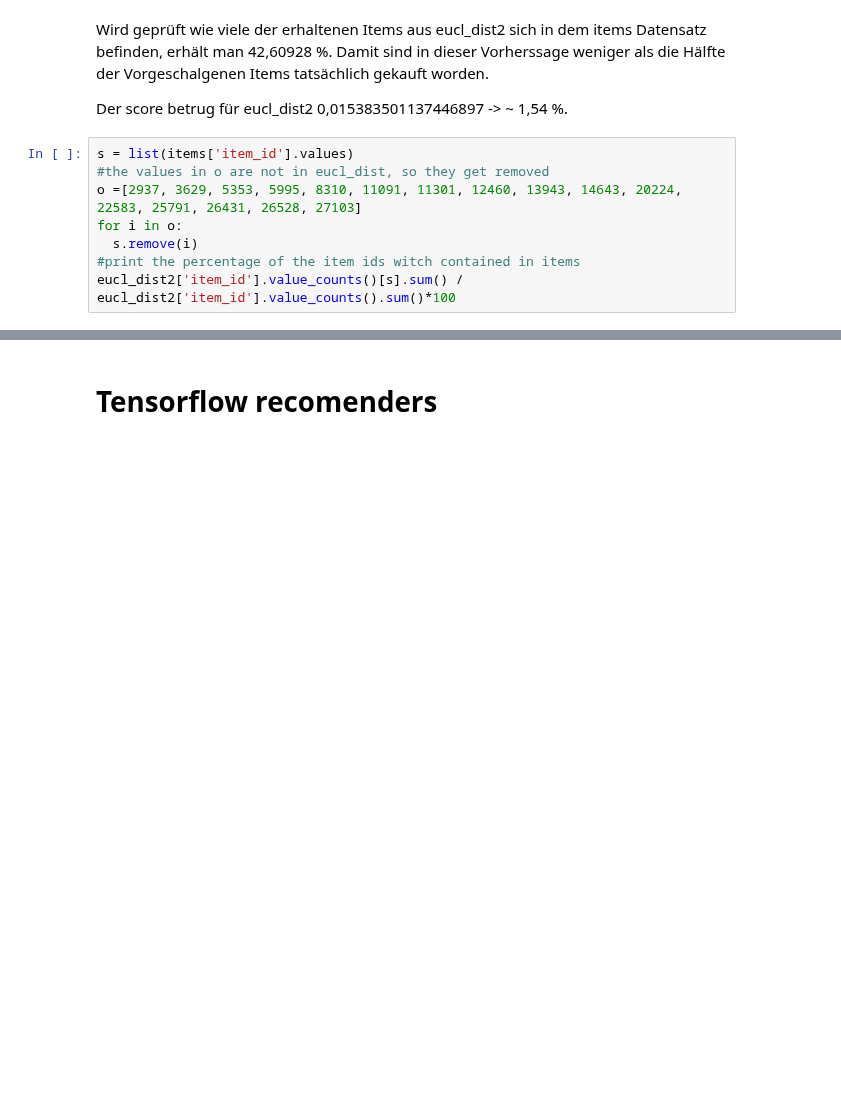
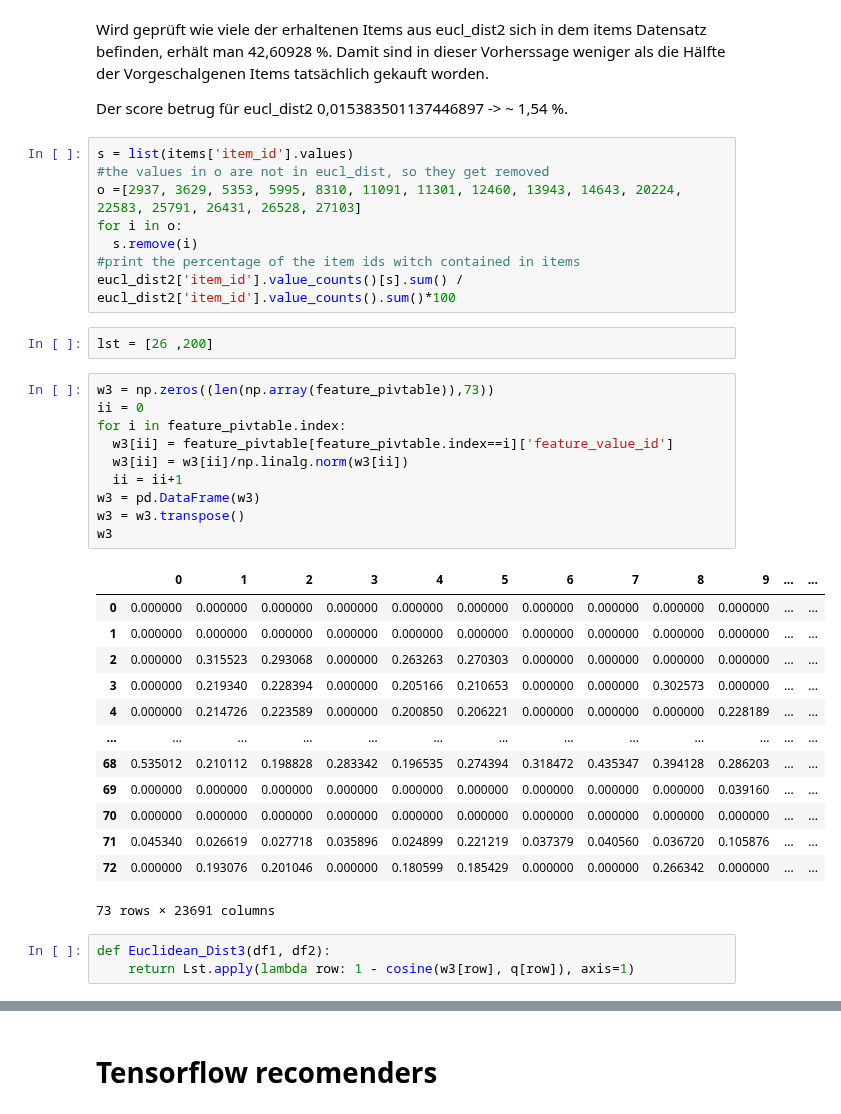
Before and after one commit to Ananassio/Data-Science_lab, a Jupyter notebook: Project/Data.ipynb, the cells around one changed output, grey strips where cells are left out. Cells and saved outputs as stored; diff of their text form; blank space fills up the shorter version.

```diff
--- a/Project/Data.ipynb
+++ b/Project/Data.ipynb
@@ -1199,3 +1439,32 @@ for i in o:
   s.remove(i)
 #print the percentage of the item ids witch contained in items
 eucl_dist2['item_id'].value_counts()[s].sum() / eucl_dist2['item_id'].value_counts().sum()*100
+# %%
+lst = [26 ,200]
+# %%
+w3 = np.zeros((len(np.array(feature_pivtable)),73))
+ii = 0
+for i in feature_pivtable.index:
+  w3[ii] = feature_pivtable[feature_pivtable.index==i]['feature_value_id']
+  w3[ii] = w3[ii]/np.linalg.norm(w3[ii])
+  ii = ii+1
+w3 = pd.DataFrame(w3)
+w3 = w3.transpose()
+w3
+# %% [output]
+|  | 0 | 1 | 2 | 3 | 4 | 5 | 6 | 7 | 8 | 9 | ... | ... |
+| 0 | 0.000000 | 0.000000 | 0.000000 | 0.000000 | 0.000000 | 0.000000 | 0.000000 | 0.000000 | 0.000000 | 0.000000 | ... | ... |
+| 1 | 0.000000 | 0.000000 | 0.000000 | 0.000000 | 0.000000 | 0.000000 | 0.000000 | 0.000000 | 0.000000 | 0.000000 | ... | ... |
+| 2 | 0.000000 | 0.315523 | 0.293068 | 0.000000 | 0.263263 | 0.270303 | 0.000000 | 0.000000 | 0.000000 | 0.000000 | ... | ... |
+| 3 | 0.000000 | 0.219340 | 0.228394 | 0.000000 | 0.205166 | 0.210653 | 0.000000 | 0.000000 | 0.302573 | 0.000000 | ... | ... |
+| 4 | 0.000000 | 0.214726 | 0.223589 | 0.000000 | 0.200850 | 0.206221 | 0.000000 | 0.000000 | 0.000000 | 0.228189 | ... | ... |
+| ... | ... | ... | ... | ... | ... | ... | ... | ... | ... | ... | ... | ... |
+| 68 | 0.535012 | 0.210112 | 0.198828 | 0.283342 | 0.196535 | 0.274394 | 0.318472 | 0.435347 | 0.394128 | 0.286203 | ... | ... |
+| 69 | 0.000000 | 0.000000 | 0.000000 | 0.000000 | 0.000000 | 0.000000 | 0.000000 | 0.000000 | 0.000000 | 0.039160 | ... | ... |
+| 70 | 0.000000 | 0.000000 | 0.000000 | 0.000000 | 0.000000 | 0.000000 | 0.000000 | 0.000000 | 0.000000 | 0.000000 | ... | ... |
+| 71 | 0.045340 | 0.026619 | 0.027718 | 0.035896 | 0.024899 | 0.221219 | 0.037379 | 0.040560 | 0.036720 | 0.105876 | ... | ... |
+| 72 | 0.000000 | 0.193076 | 0.201046 | 0.000000 | 0.180599 | 0.185429 | 0.000000 | 0.000000 | 0.266342 | 0.000000 | ... | ... |
+73 rows × 23691 columns
+# %%
+def Euclidean_Dist3(df1, df2):
+    return Lst.apply(lambda row: 1 - cosine(w3[row], q[row]), axis=1)
```
Also changed, not shown: parts of 42 cells of this notebook.
